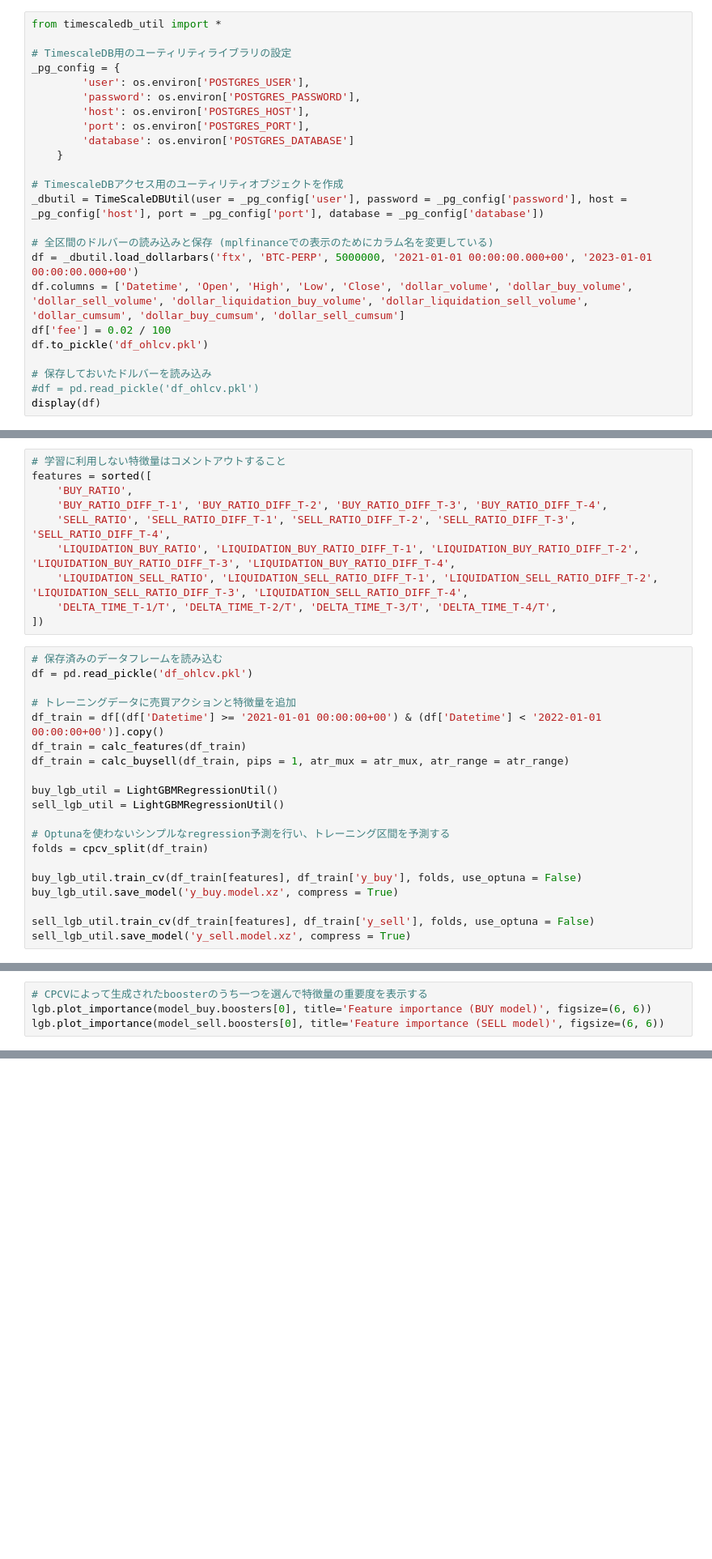
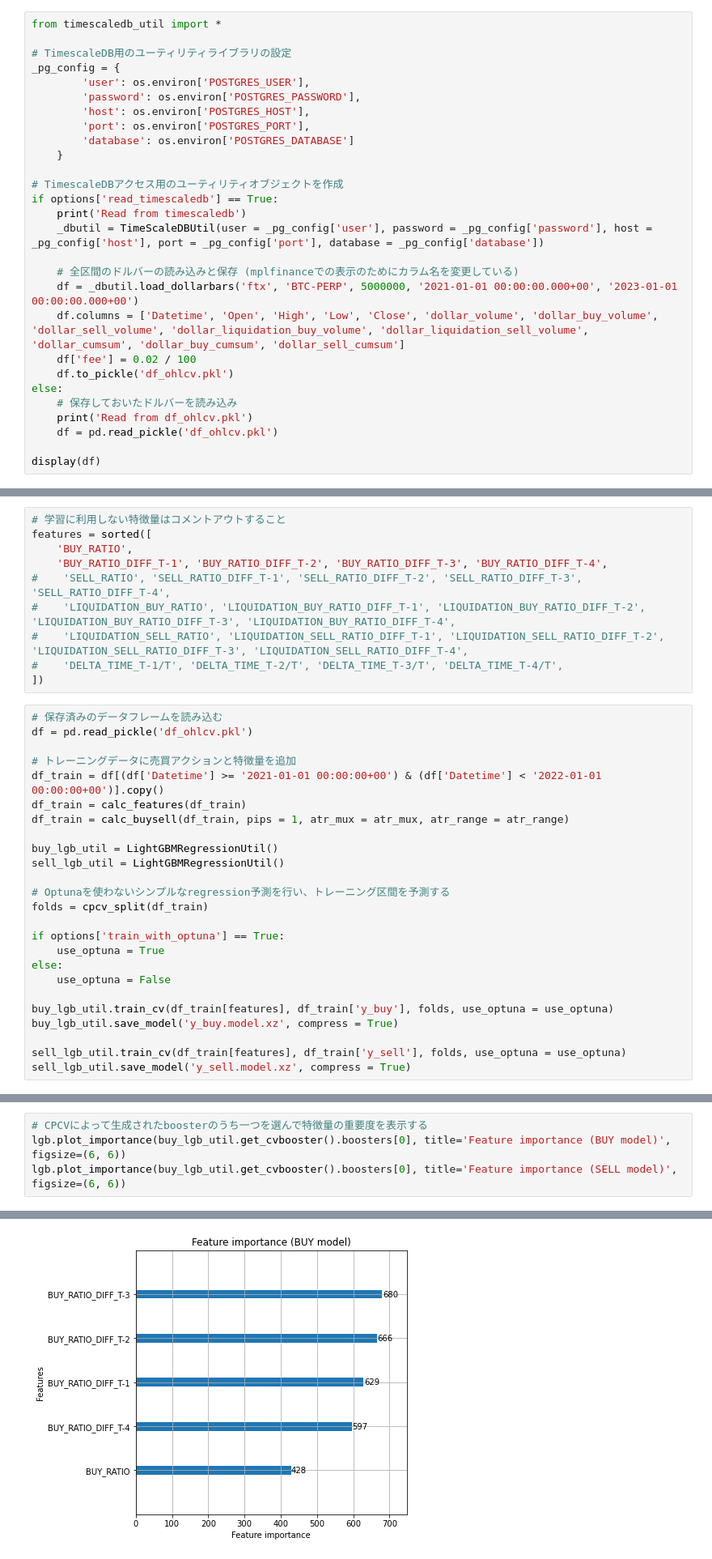
Before and after one commit to WannabeBotter/crypto_misc_jupyter, a Jupyter notebook: richman_dollarbar/richman_dollarbar.ipynb, the cells around one changed output, grey strips where cells are left out. Shown: that part at 81% size. Drawn from its saved outputs; the diff is of its cells as text; blank space fills up the shorter version.

```diff
--- a/richman_dollarbar/richman_dollarbar.ipynb
+++ b/richman_dollarbar/richman_dollarbar.ipynb
@@ -50,15 +56,19 @@ _pg_config = {
     }
 
 # TimescaleDBアクセス用のユーティリティオブジェクトを作成
-_dbutil = TimeScaleDBUtil(user = _pg_config['user'], password = _pg_config['password'], host = _pg_config['host'], port = _pg_config['port'], database = _pg_config['database'])
+if options['read_timescaledb'] == True:
+    print('Read from timescaledb')
+    _dbutil = TimeScaleDBUtil(user = _pg_config['user'], password = _pg_config['password'], host = _pg_config['host'], port = _pg_config['port'], database = _pg_config['database'])
 
-# 全区間のドルバーの読み込みと保存 (mplfinanceでの表示のためにカラム名を変更している)
-df = _dbutil.load_dollarbars('ftx', 'BTC-PERP', 5000000, '2021-01-01 00:00:00.000+00', '2023-01-01 00:00:00.000+00')
-df.columns = ['Datetime', 'Open', 'High', 'Low', 'Close', 'dollar_volume', 'dollar_buy_volume', 'dollar_sell_volume', 'dollar_liquidation_buy_volume', 'dollar_liquidation_sell_volume', 'dollar_cumsum', 'dollar_buy_cumsum', 'dollar_sell_cumsum']
-df['fee'] = 0.02 / 100
-df.to_pickle('df_ohlcv.pkl')
+    # 全区間のドルバーの読み込みと保存 (mplfinanceでの表示のためにカラム名を変更している)
+    df = _dbutil.load_dollarbars('ftx', 'BTC-PERP', 5000000, '2021-01-01 00:00:00.000+00', '2023-01-01 00:00:00.000+00')
+    df.columns = ['Datetime', 'Open', 'High', 'Low', 'Close', 'dollar_volume', 'dollar_buy_volume', 'dollar_sell_volume', 'dollar_liquidation_buy_volume', 'dollar_liquidation_sell_volume', 'dollar_cumsum', 'dollar_buy_cumsum', 'dollar_sell_cumsum']
+    df['fee'] = 0.02 / 100
+    df.to_pickle('df_ohlcv.pkl')
+else:
+    # 保存しておいたドルバーを読み込み
+    print('Read from df_ohlcv.pkl')
+    df = pd.read_pickle('df_ohlcv.pkl')
 
-# 保存しておいたドルバーを読み込み
-#df = pd.read_pickle('df_ohlcv.pkl')
 display(df)
 # %% [output]
@@ -585,10 +591,10 @@ display_performance(df_atr_optimized, 'Train, without ML')
 features = sorted([
     'BUY_RATIO',
     'BUY_RATIO_DIFF_T-1', 'BUY_RATIO_DIFF_T-2', 'BUY_RATIO_DIFF_T-3', 'BUY_RATIO_DIFF_T-4',
-    'SELL_RATIO', 'SELL_RATIO_DIFF_T-1', 'SELL_RATIO_DIFF_T-2', 'SELL_RATIO_DIFF_T-3', 'SELL_RATIO_DIFF_T-4',
-    'LIQUIDATION_BUY_RATIO', 'LIQUIDATION_BUY_RATIO_DIFF_T-1', 'LIQUIDATION_BUY_RATIO_DIFF_T-2', 'LIQUIDATION_BUY_RATIO_DIFF_T-3', 'LIQUIDATION_BUY_RATIO_DIFF_T-4',
-    'LIQUIDATION_SELL_RATIO', 'LIQUIDATION_SELL_RATIO_DIFF_T-1', 'LIQUIDATION_SELL_RATIO_DIFF_T-2', 'LIQUIDATION_SELL_RATIO_DIFF_T-3', 'LIQUIDATION_SELL_RATIO_DIFF_T-4',
-    'DELTA_TIME_T-1/T', 'DELTA_TIME_T-2/T', 'DELTA_TIME_T-3/T', 'DELTA_TIME_T-4/T',
+#    'SELL_RATIO', 'SELL_RATIO_DIFF_T-1', 'SELL_RATIO_DIFF_T-2', 'SELL_RATIO_DIFF_T-3', 'SELL_RATIO_DIFF_T-4',
+#    'LIQUIDATION_BUY_RATIO', 'LIQUIDATION_BUY_RATIO_DIFF_T-1', 'LIQUIDATION_BUY_RATIO_DIFF_T-2', 'LIQUIDATION_BUY_RATIO_DIFF_T-3', 'LIQUIDATION_BUY_RATIO_DIFF_T-4',
+#    'LIQUIDATION_SELL_RATIO', 'LIQUIDATION_SELL_RATIO_DIFF_T-1', 'LIQUIDATION_SELL_RATIO_DIFF_T-2', 'LIQUIDATION_SELL_RATIO_DIFF_T-3', 'LIQUIDATION_SELL_RATIO_DIFF_T-4',
+#    'DELTA_TIME_T-1/T', 'DELTA_TIME_T-2/T', 'DELTA_TIME_T-3/T', 'DELTA_TIME_T-4/T',
 ])
 # %%
 # 保存済みのデータフレームを読み込む
@@ -605,10 +611,15 @@ sell_lgb_util = LightGBMRegressionUtil()
 # Optunaを使わないシンプルなregression予測を行い、トレーニング区間を予測する
 folds = cpcv_split(df_train)
 
-buy_lgb_util.train_cv(df_train[features], df_train['y_buy'], folds, use_optuna = False)
+if options['train_with_optuna'] == True:
+    use_optuna = True
+else:
+    use_optuna = False
+
+buy_lgb_util.train_cv(df_train[features], df_train['y_buy'], folds, use_optuna = use_optuna)
 buy_lgb_util.save_model('y_buy.model.xz', compress = True)
 
-sell_lgb_util.train_cv(df_train[features], df_train['y_sell'], folds, use_optuna = False)
+sell_lgb_util.train_cv(df_train[features], df_train['y_sell'], folds, use_optuna = use_optuna)
 sell_lgb_util.save_model('y_sell.model.xz', compress = True)
 # %%
 # トレーニング区間のデータに売買アクションと特徴量を追加
@@ -662,5 +682,6 @@ display_true_vs_pred(df_test['y_sell'], df_test['y_pred_sell'], 'Prediction vs T
 #display_backtest(df_test)
 # %%
 # CPCVによって生成されたboosterのうち一つを選んで特徴量の重要度を表示する
-lgb.plot_importance(model_buy.boosters[0], title='Feature importance (BUY model)', figsize=(6, 6))
-lgb.plot_importance(model_sell.boosters[0], title='Feature importance (SELL model)', figsize=(6, 6))
+lgb.plot_importance(buy_lgb_util.get_cvbooster().boosters[0], title='Feature importance (BUY model)', figsize=(6, 6))
+lgb.plot_importance(buy_lgb_util.get_cvbooster().boosters[0], title='Feature importance (SELL model)', figsize=(6, 6))
+# %% [output]
@@ -666,0 +689 @@ lgb.plot_importance(model_sell.boosters[0], title='Feature importance (SELL mode
+[figure, added]
```
Also changed, not shown: parts of 8 cells of this notebook.
